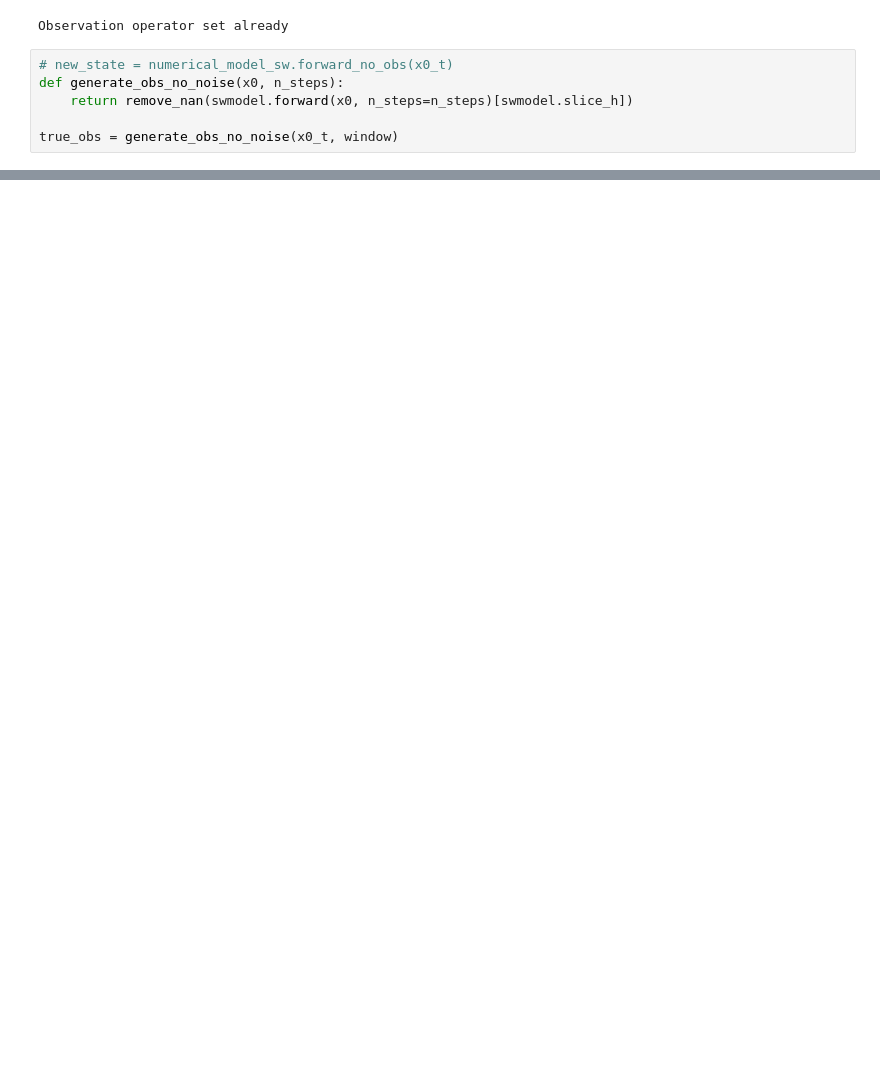
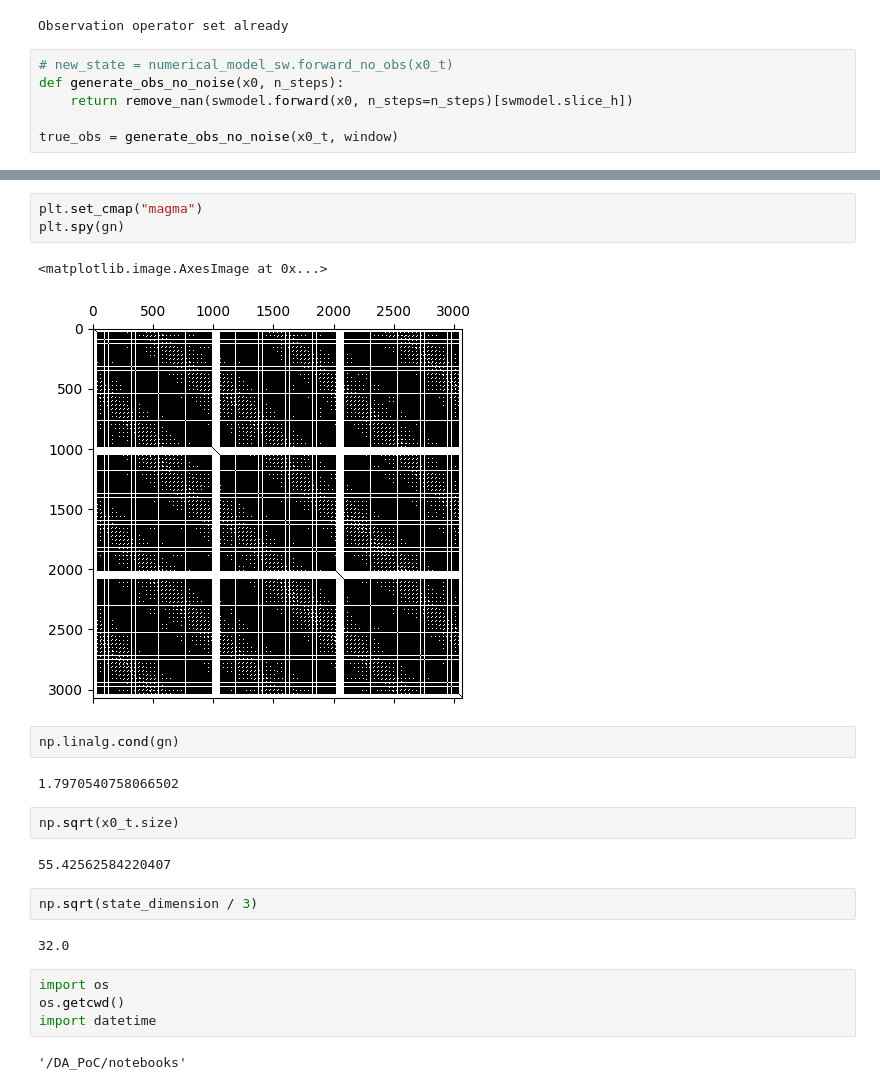
Before and after one commit to VTrappler/DA_PoC, a Jupyter notebook: notebooks/shallow_DA.ipynb, the cells around one changed output, grey strips where cells are left out. Saved outputs shown, nothing was run; the diff lists cells and outputs as text; blank space fills up the shorter version.

```diff
--- a/notebooks/shallow_DA.ipynb
+++ b/notebooks/shallow_DA.ipynb
@@ -107,0 +115,24 @@ swmodel.plot_state_imshow(new_state)
+# %%
+plt.set_cmap("magma")
+plt.spy(gn)
+# %% [output]
+<matplotlib.image.AxesImage at 0x...>
+[figure, added]
+# %%
+np.linalg.cond(gn)
+# %% [output]
+1.7970540758066502
+# %%
+np.sqrt(x0_t.size)
+# %% [output]
+55.42562584220407
+# %%
+np.sqrt(state_dimension / 3)
+# %% [output]
+32.0
+# %%
+import os
+os.getcwd()
+import datetime
+# %% [output]
+'/DA_PoC/notebooks'
```
Also changed, not shown: parts of 24 cells of this notebook, 2 other files.
